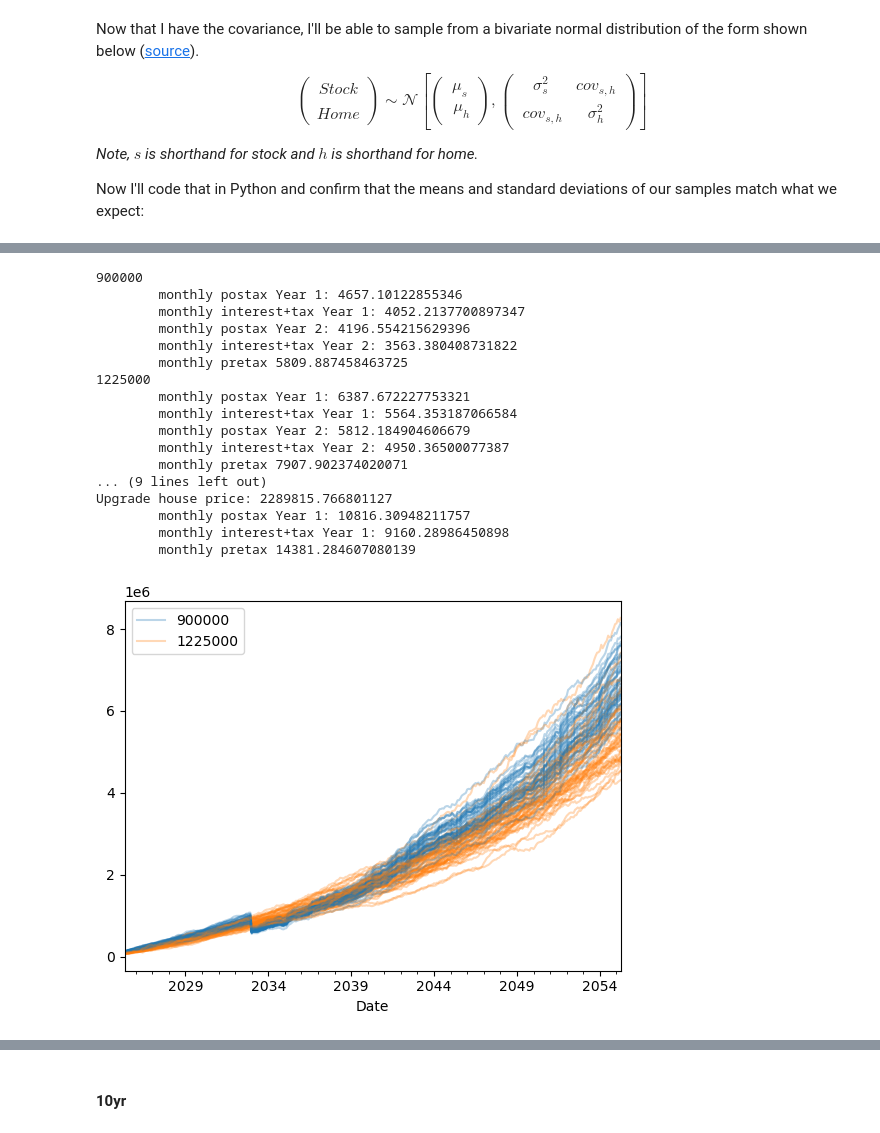
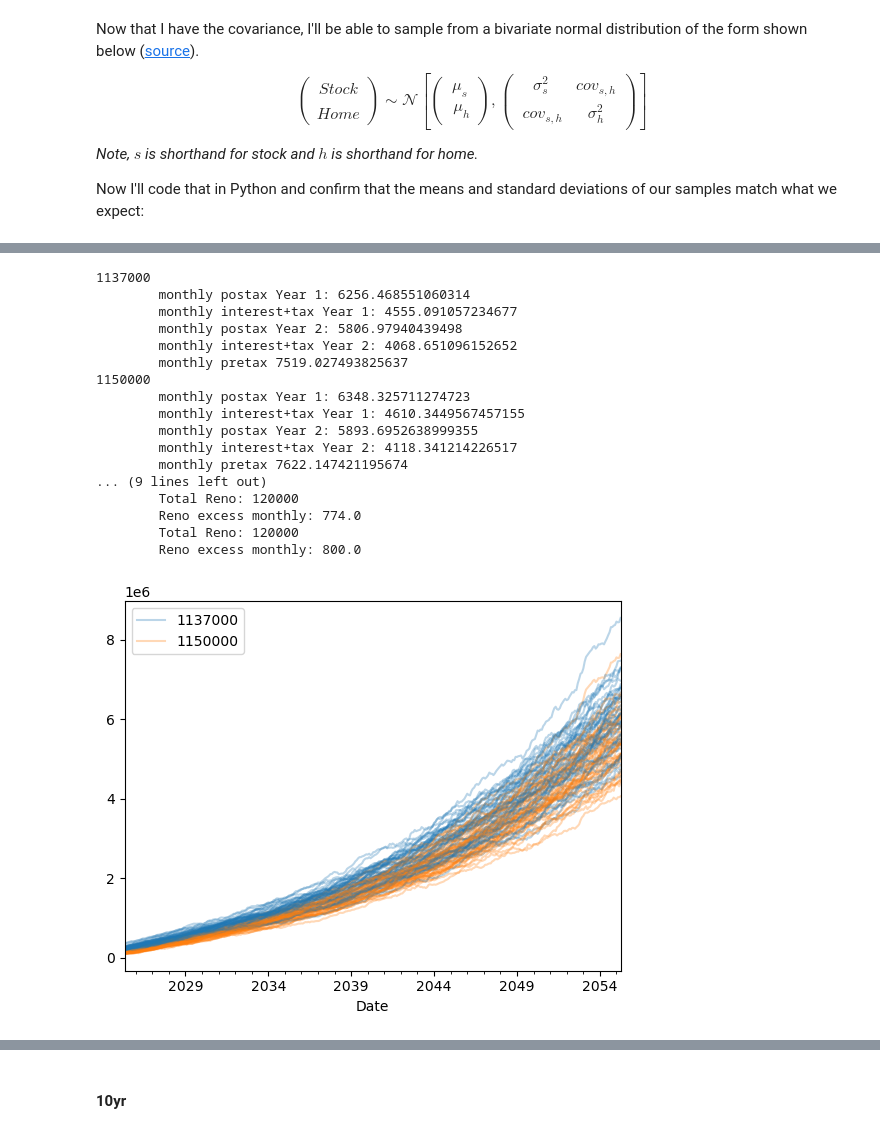
Before and after one commit to peter-amerkhanian/peter-amerkhanian.github.io, a Jupyter notebook: in-progress/reno_model/index.ipynb, the cells around one changed output, grey strips where cells are left out. Cells and saved outputs as stored; diff of their text form; code cells hidden in the pictures.

Commit message:
made small changes to ipums post

```diff
--- a/in-progress/reno_model/index.ipynb
+++ b/in-progress/reno_model/index.ipynb
@@ -175,6 +175,7 @@ def owner_table(interest_rate=0.065,
                 upgrade_cost_today=1500000,
                 max_monthly=7800,
                 max_down=300000,
+                pay_back_parents_years = 10,
                 verbose=False):
 
     if not start_date:
@@ -231,11 +232,21 @@ def owner_table(interest_rate=0.065,
     df_own["Sale_tax"]  = np.maximum(0, (df_own['Capital_gain'] - 500000)) * cg_tax
     df_own['Profit'] = df_own['Capital_gain'] - df_own["Sale_tax"] - df_own["Sale_fee"] - buying_fees + down_payment + df_own["Principal_monthly"].cumsum()
     # Opp Costs
-    diff_0 = df_own['Max_Monthly'] - df_own['Post_tax_monthly']
+    added_costs = np.zeros_like(df_own['Post_tax_monthly'].values)
+    if df_own["Purchase_cost"].iloc[0] <= max_down:
+        savings_1 = (max_down - df_own["Purchase_cost"].iloc[0])
+    else:
+        savings_1 = 0
+        additional_monthly = (df_own["Purchase_cost"].iloc[0] - max_down) / pay_back_parents_years / 12
+        added_costs[:pay_back_parents_years*12] = additional_monthly
+        if verbose:
+            print("\tTotal Reno:", renovation)
+            print("\tReno excess monthly:", additional_monthly)
+        df_own['Pre_tax_monthly'] = df_own['Pre_tax_monthly'] + added_costs
+        df_own['Post_tax_monthly'] = df_own['Post_tax_monthly'] + added_costs
+
+    diff_0 = df_own['Max_Monthly'] - df_own['Post_tax_monthly'] - added_costs
     diff_0[diff_0 < 0] = 0
-    savings_1 = (max_down - df_own["Purchase_cost"].iloc[0]) if (max_down - df_own["Purchase_cost"].iloc[0]) > 0 else 0
-    if savings_1 < 0:
-        print("Alert, savings less than 0")
     df_own['Stock_savings'] = (
         pd.Series(apply_compounding(df_own['Stock_Appreciation'],
                                     0,
@@ -381,16 +392,20 @@ profits = {}
 yr_10 = {}
 yr_20 = {}
 yr = {}
-ir = 0.06875
+ir = 0.05875
 for i in range(50):
     returns_df = simulate_returns()
     # No Reno
-    scenario_1 = {'cost': 900000, 'renovation': 5000,
+    scenario_1 = {'cost': 1137000, 'renovation': 120000,
+                #   'hoa':490, 'condo': True,
+                  'mean_reno_return': 2,
                   'returns_df': returns_df, 'pct_down': .2, 'interest_rate':ir,
-                  'upgrade_cost_today':1500000,
-                  'upgrade': '2033-01-01'}
+                #   'upgrade_cost_today':1500000,
+                #   'upgrade': '2033-01-01'
+                  }
     # Reno
-    scenario_2 = {'cost': 1225000, 'renovation': 5000,
+    scenario_2 = {'cost': 1150000, 'renovation': 120000,
+                  # 'upgrade': '2033-01-01',
                   'returns_df': returns_df, 'pct_down': .2, 'interest_rate':ir}
     if i == 0:
         both = compare(scenario_1, scenario_2, returns_df, verbose=True)
@@ -407,50 +422,50 @@ for i in range(50):
         yr_10[str(scenario_1['cost'])] = []
         yr_10[str(scenario_2['cost'])] = []
         yr_10[str(scenario_1['cost'])].append(both[0]['Profit'].iloc[10*12])
         yr_10[str(scenario_2['cost'])].append(both[1]['Profit'].iloc[10*12])
         yr_20[str(scenario_1['cost'])] = []
         yr_20[str(scenario_2['cost'])] = []
         yr_20[str(scenario_1['cost'])].append(both[0]['Profit'].iloc[20*12])
         yr_20[str(scenario_2['cost'])].append(both[1]['Profit'].iloc[20*12])
         both[0]['Profit'].plot(ax=ax, label=str(scenario_1['cost']), color="tab:blue", alpha=.3)
         both[1]['Profit'].plot(ax=ax, label=str(scenario_2['cost']), color="tab:orange", alpha=.3)
     else:
        both = compare(scenario_1, scenario_2, returns_df)
        profits[str(scenario_1['cost'])].append(both[0]['Profit'].iloc[-1])
        profits[str(scenario_2['cost'])].append(both[1]['Profit'].iloc[-1])
        yr[str(scenario_1['cost'])].append(both[0]['Profit'])
        yr[str(scenario_2['cost'])].append(both[1]['Profit'])
        yr_10[str(scenario_1['cost'])].append(both[0]['Profit'].iloc[10*12])
        yr_10[str(scenario_2['cost'])].append(both[1]['Profit'].iloc[10*12])
        yr_20[str(scenario_1['cost'])].append(both[0]['Profit'].iloc[20*12])
        yr_20[str(scenario_2['cost'])].append(both[1]['Profit'].iloc[20*12])
        both[0]['Profit'].plot(ax=ax, label="_k", color="tab:blue", legend=False, alpha=.3)
        both[1]['Profit'].plot(ax=ax, label="_l", color="tab:orange", legend=False, alpha=.3)
 outcomes_df = pd.concat([
     pd.concat(yr[str(scenario_1['cost'])], axis=1).T.assign(variable=str(scenario_1['cost'])),
     pd.concat(yr[str(scenario_2['cost'])], axis=1).T.assign(variable=str(scenario_2['cost']))
 ])
 outcomes_df.columns = both[0].index.astype(str).tolist() + outcomes_df.columns[len(both[0]):].tolist()
 ax.legend();
 # %% [output]
-900000
-        monthly postax Year 1: 4657.10122855346
-        monthly interest+tax Year 1: 4052.2137700897347
-        monthly postax Year 2: 4196.554215629396
-        monthly interest+tax Year 2: 3563.380408731822
-        monthly pretax 5809.887458463725
-1225000
-        monthly postax Year 1: 6387.672227753321
-        monthly interest+tax Year 1: 5564.353187066584
-        monthly postax Year 2: 5812.184904606679
-        monthly interest+tax Year 2: 4950.36500077387
-        monthly pretax 7907.902374020071
+1137000
+        monthly postax Year 1: 6256.468551060314
+        monthly interest+tax Year 1: 4555.091057234677
+        monthly postax Year 2: 5806.97940439498
+        monthly interest+tax Year 2: 4068.651096152652
+        monthly pretax 7519.027493825637
+1150000
+        monthly postax Year 1: 6348.325711274723
+        monthly interest+tax Year 1: 4610.3449567457155
+        monthly postax Year 2: 5893.6952638999355
+        monthly interest+tax Year 2: 4118.341214226517
+        monthly pretax 7622.147421195674
 ... (9 lines left out)
-Upgrade house price: 2289815.766801127
-        monthly postax Year 1: 10816.30948211757
-        monthly interest+tax Year 1: 9160.28986450898
-        monthly pretax 14381.284607080139
+        Total Reno: 120000
+        Reno excess monthly: 774.0
+        Total Reno: 120000
+        Reno excess monthly: 800.0
-[figure, old version]
+[figure, new version]
 # %%
 selection = '2032-01-01'
 df_select = outcomes_df[[selection, 'variable']]
```
Also changed, not shown: parts of 14 cells of this notebook, 11 other files.
